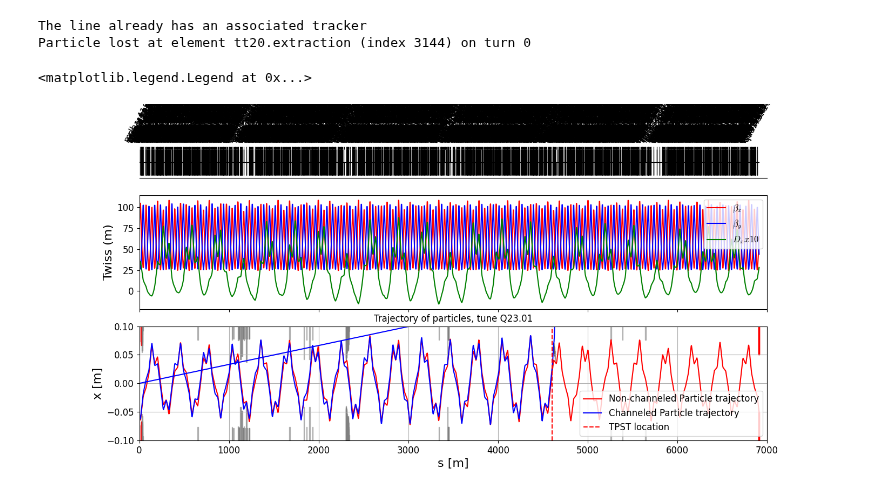
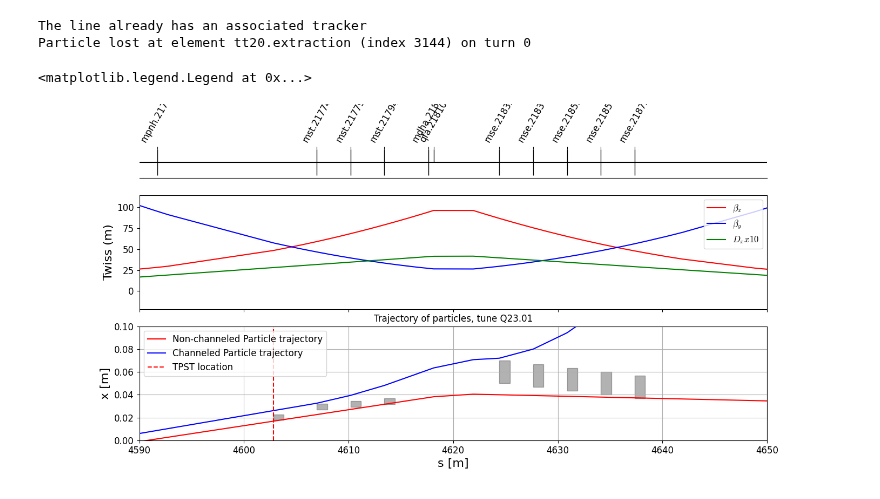
Before and after one commit to giacomells/Technical-Student-2024-2025, a Jupyter notebook: Optics studies/NonResonantExtractionExample.ipynb, the cells around one changed output. Drawn from its saved outputs; the diff is of its cells as text; code cells hidden in the pictures.

```diff
--- a/Optics studies/NonResonantExtractionExample.ipynb
+++ b/Optics studies/NonResonantExtractionExample.ipynb
@@ -608,33 +608,33 @@ fig.axes[2].set_ylabel('x [m]')
 fig.axes[2].set_title(f'Trajectory of particles, tune Q{tune}')
 fig.axes[2].grid(True)
 
-fig.axes[2].set_ylim(-0.1, 0.1)
-fig.axes[2].set_xlim(0, 7000)
+fig.axes[2].set_ylim(0, 0.1)
+fig.axes[2].set_xlim(4590, 4650)
 
 for element_name in septa_names_with_apertures:
     x = line[element_name].interaction_process.blade_position
     thickness = line[element_name].interaction_process.thickness
     s = line.get_table()['s', element_name]
     fig.axes[2].add_patch(mpl.patches.Rectangle((s, x), 1, thickness, color='k', alpha=0.3))
 
 
 # Insert rectangles for each element in df_elements
 for _, row in df_elements.iterrows():
     color = 'grey'
     alpha = 0.5
     if row['Element Name'] in [elem[0] for elem in blocking_elements]:
         color = 'red'
         alpha = 1.0
     # Rectangle from min_x to bottom
     rect_min = plt.Rectangle((row['Position'], -0.25), width=8, height=row['min_x'] + 0.25, color=color, alpha=alpha)
     fig.axes[2].add_patch(rect_min)
 
     # Rectangle from max_x to top
     rect_max = plt.Rectangle((row['Position'], row['max_x']), width=8, height=0.25 - row['max_x'], color=color, alpha=alpha)
     fig.axes[2].add_patch(rect_max)
 
 fig.axes[2].axvline(x=tpst_position, color='r', linestyle='--', label='TPST location')
 fig.axes[2].legend()
 # %% [output]
 <matplotlib.legend.Legend at 0x...>
-[figure, old version]
+[figure, new version]
```
